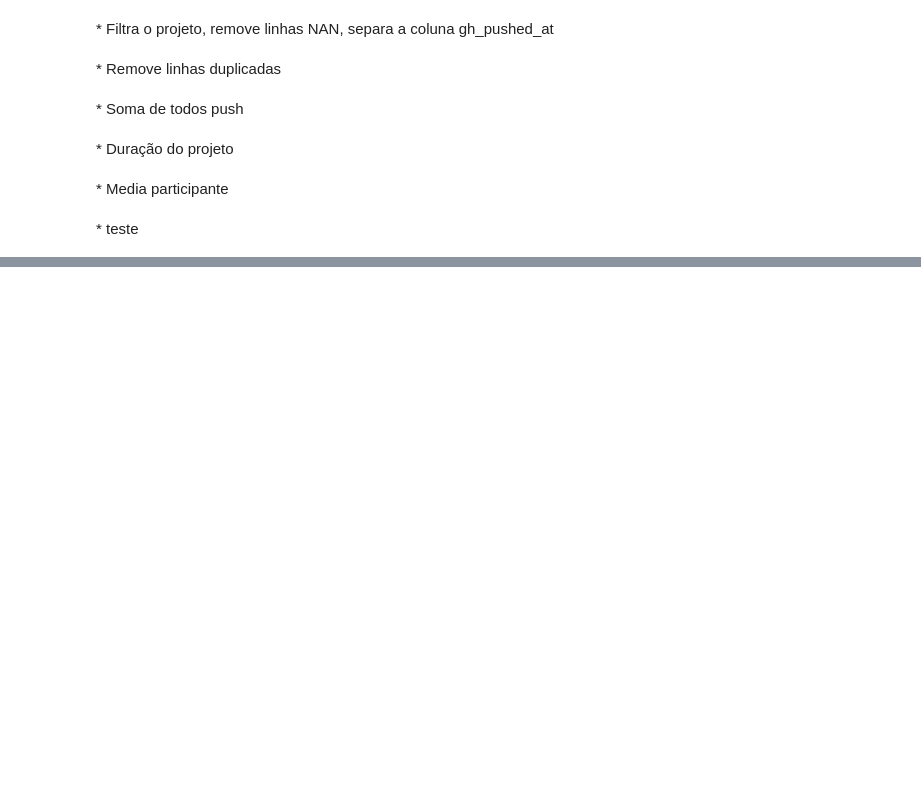
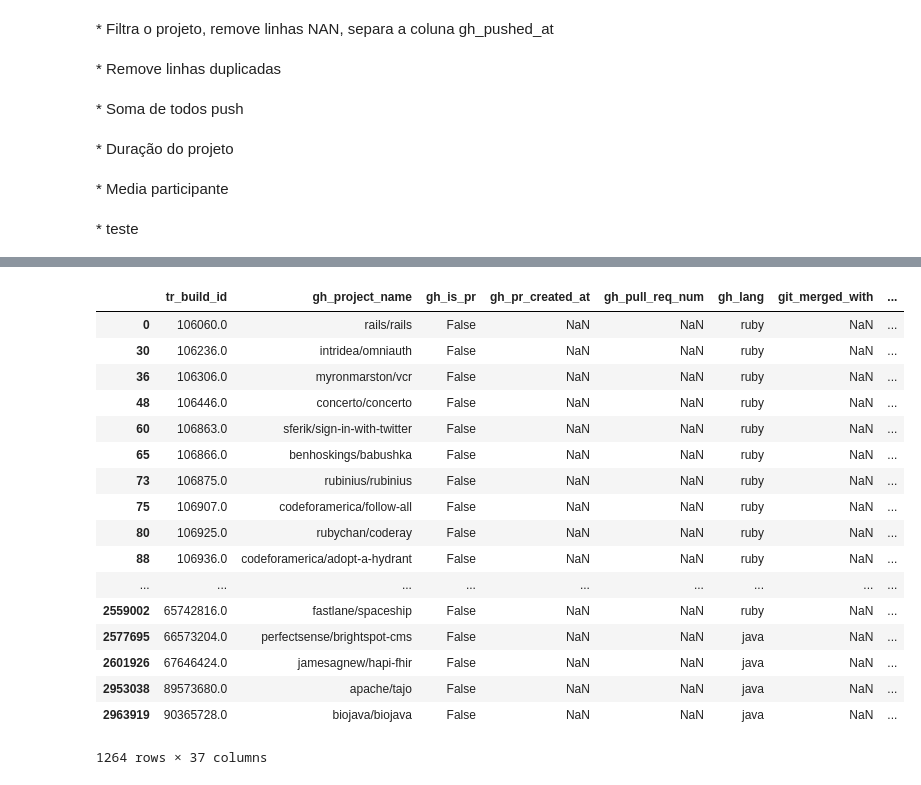
Before and after one commit to wagnernegrao/ci-analysis, a Jupyter notebook: ci_analysis.ipynb, the cells around one changed output, grey strips where cells are left out. Cells and saved outputs as stored; diff of their text form; code cells hidden in the pictures; blank space fills up the shorter version.

```diff
--- a/ci_analysis.ipynb
+++ b/ci_analysis.ipynb
@@ -3,8 +3,8 @@ import pandas as pd
 import numpy as np
 # %%
 FILE = 'travistorrent_11_1_2017.csv'
-size = 500000
-#size = 2000000
+#size = 500000
+size = 3000000
 # %%
 #for dataset in pd.read_csv(file, engine='c', chunksize=size):
 #    process(dataset)
@@ -204,2 +94,0 @@ dataset['git_merged_with'].nbytes
-# %%
-dataset['git_merged_with'] = dataset['git_merged_with'].astype('category')
@@ -232,8 +96,8 @@ Categories (3, object): [commits_in_master, merge_button, unknown]
 <font size=4/>
    * Elimia as colunas não utilizadas
 # %%
-# Eliminando colunas
-props.drop([  'gh_diff_files_added',
+# Eliminando colunas -
+dataset.drop([  'gh_diff_files_added',
                 'gh_commits_in_push',
                 'gh_diff_files_deleted',
                 'gh_diff_files_modified',
@@ -245,7 +109,11 @@ props.drop([  'gh_diff_files_added',
                 'gh_sloc',
                 'gh_test_lines_per_kloc',
                 'gh_test_cases_per_kloc',
+                'gh_pull_req_num',
 
+                'tr_status',
+                'tr_job_id',
+                'tr_jobs',
                 'tr_build_number',
                 'tr_duration',
                 'tr_log_lan',
@@ -331,0 +190,21 @@ taxa_commit
+# %%
+dataset.drop_duplicates(['gh_project_name'])
+# %% [output]
+|  | tr_build_id | gh_project_name | gh_is_pr | gh_pr_created_at | gh_pull_req_num | gh_lang | git_merged_with | ... |
+| 0 | 106060.0 | rails/rails | False | NaN | NaN | ruby | NaN | ... |
+| 30 | 106236.0 | intridea/omniauth | False | NaN | NaN | ruby | NaN | ... |
+| 36 | 106306.0 | myronmarston/vcr | False | NaN | NaN | ruby | NaN | ... |
+| 48 | 106446.0 | concerto/concerto | False | NaN | NaN | ruby | NaN | ... |
+| 60 | 106863.0 | sferik/sign-in-with-twitter | False | NaN | NaN | ruby | NaN | ... |
+| 65 | 106866.0 | benhoskings/babushka | False | NaN | NaN | ruby | NaN | ... |
+| 73 | 106875.0 | rubinius/rubinius | False | NaN | NaN | ruby | NaN | ... |
+| 75 | 106907.0 | codeforamerica/follow-all | False | NaN | NaN | ruby | NaN | ... |
+| 80 | 106925.0 | rubychan/coderay | False | NaN | NaN | ruby | NaN | ... |
+| 88 | 106936.0 | codeforamerica/adopt-a-hydrant | False | NaN | NaN | ruby | NaN | ... |
+| ... | ... | ... | ... | ... | ... | ... | ... | ... |
+| 2559002 | 65742816.0 | fastlane/spaceship | False | NaN | NaN | ruby | NaN | ... |
+| 2577695 | 66573204.0 | perfectsense/brightspot-cms | False | NaN | NaN | java | NaN | ... |
+| 2601926 | 67646424.0 | jamesagnew/hapi-fhir | False | NaN | NaN | java | NaN | ... |
+| 2953038 | 89573680.0 | apache/tajo | False | NaN | NaN | java | NaN | ... |
+| 2963919 | 90365728.0 | biojava/biojava | False | NaN | NaN | java | NaN | ... |
+1264 rows × 37 columns
```
Also changed, not shown: parts of 18 cells of this notebook.
